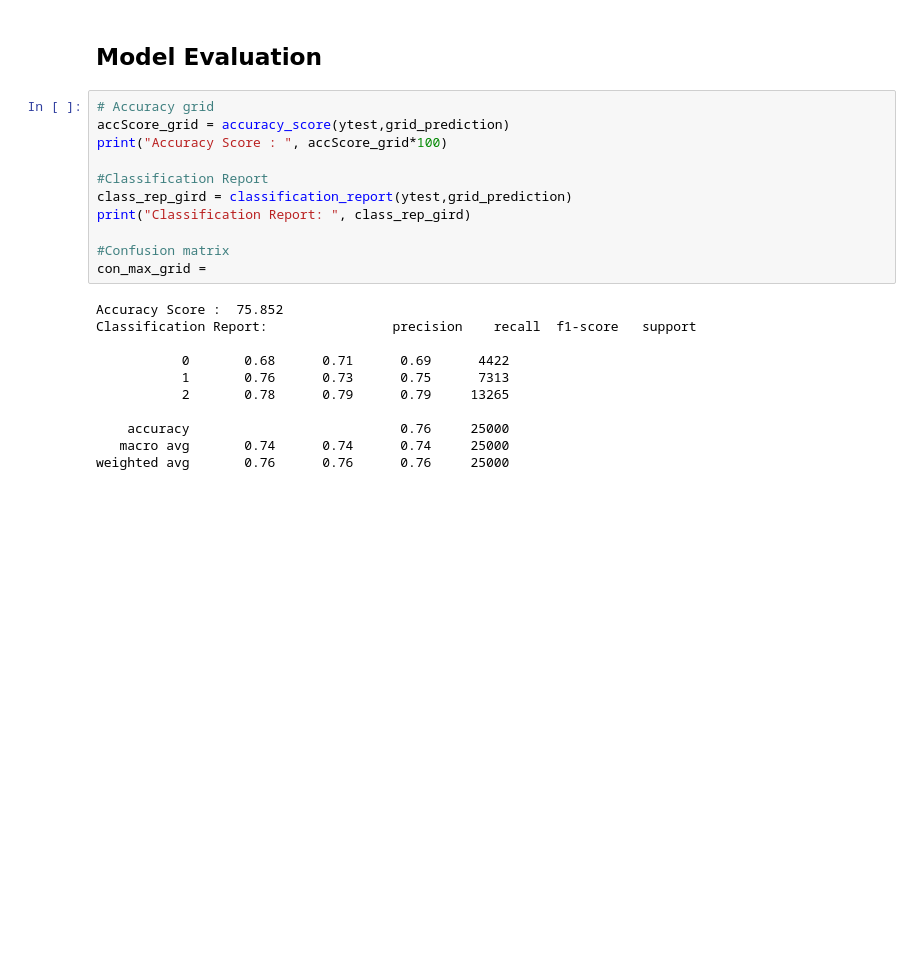
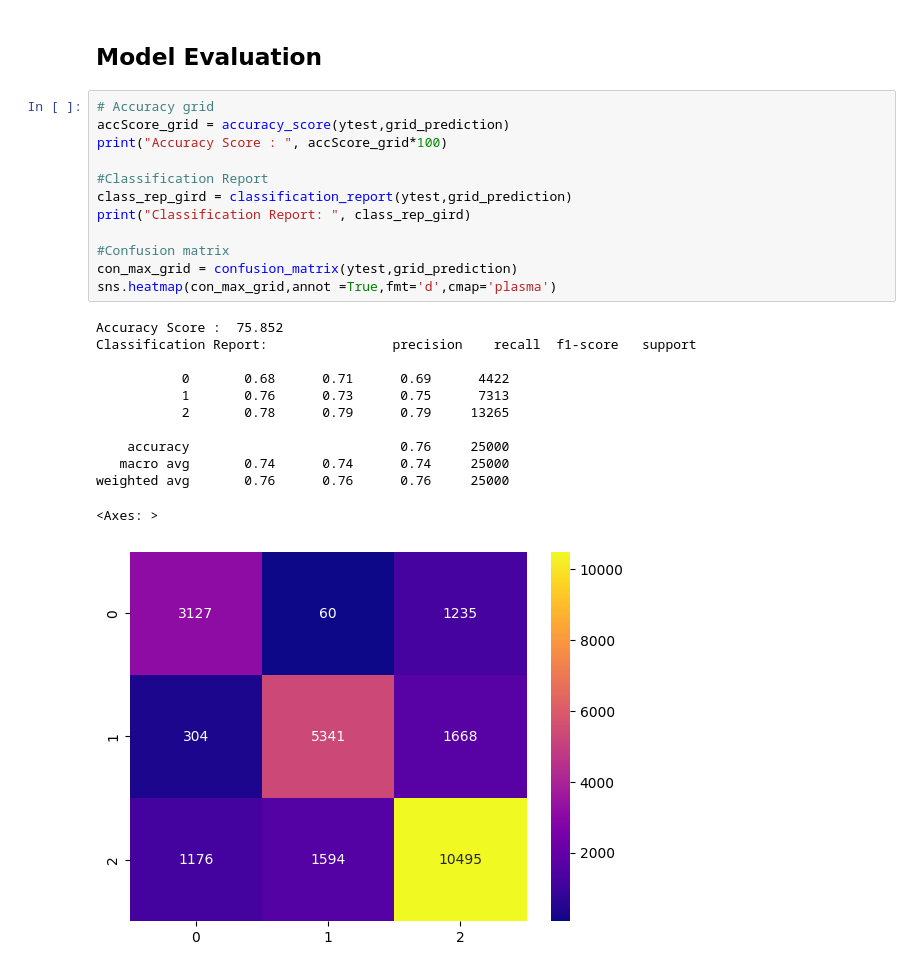
Before and after one commit to samifahim07/Bank_Credit_Score-Prediction-, a Jupyter notebook: final_project_2.ipynb, the cells around one changed output. Drawn from its saved outputs; the diff is of its cells as text; blank space fills up the shorter version.

```diff
--- a/final_project_2.ipynb
+++ b/final_project_2.ipynb
@@ -561,22 +561,25 @@ Test Score:  0.75852
 # %%
 # Accuracy grid
 accScore_grid = accuracy_score(ytest,grid_prediction)
 print("Accuracy Score : ", accScore_grid*100)
 
 #Classification Report
 class_rep_gird = classification_report(ytest,grid_prediction)
 print("Classification Report: ", class_rep_gird)
 
 #Confusion matrix
-con_max_grid =
+con_max_grid = confusion_matrix(ytest,grid_prediction)
+sns.heatmap(con_max_grid,annot =True,fmt='d',cmap='plasma')
 # %% [output]
 Accuracy Score :  75.852
 Classification Report:                precision    recall  f1-score   support
 
            0       0.68      0.71      0.69      4422
            1       0.76      0.73      0.75      7313
            2       0.78      0.79      0.79     13265
 
     accuracy                           0.76     25000
    macro avg       0.74      0.74      0.74     25000
 weighted avg       0.76      0.76      0.76     25000
+<Axes: >
+[figure, added]
```
